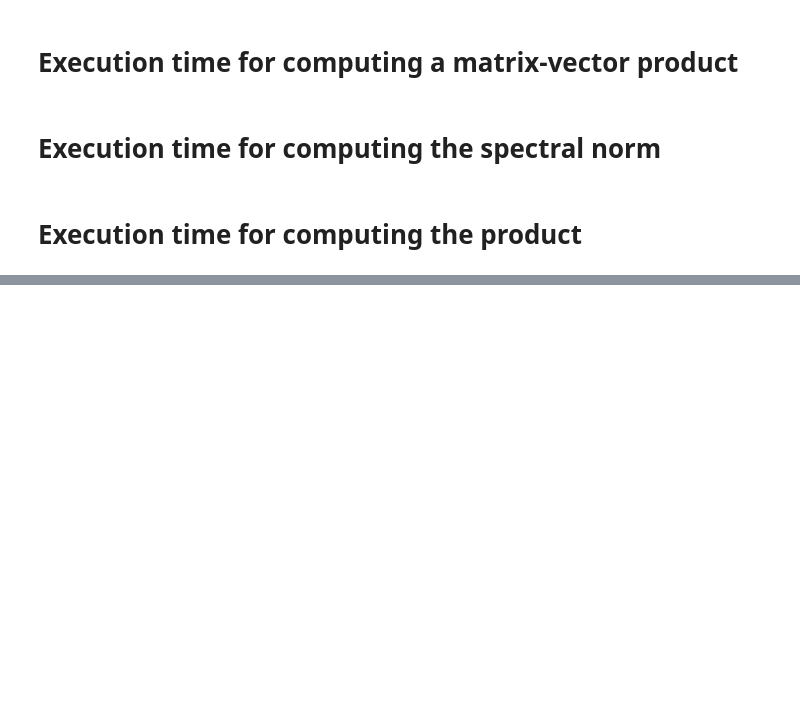
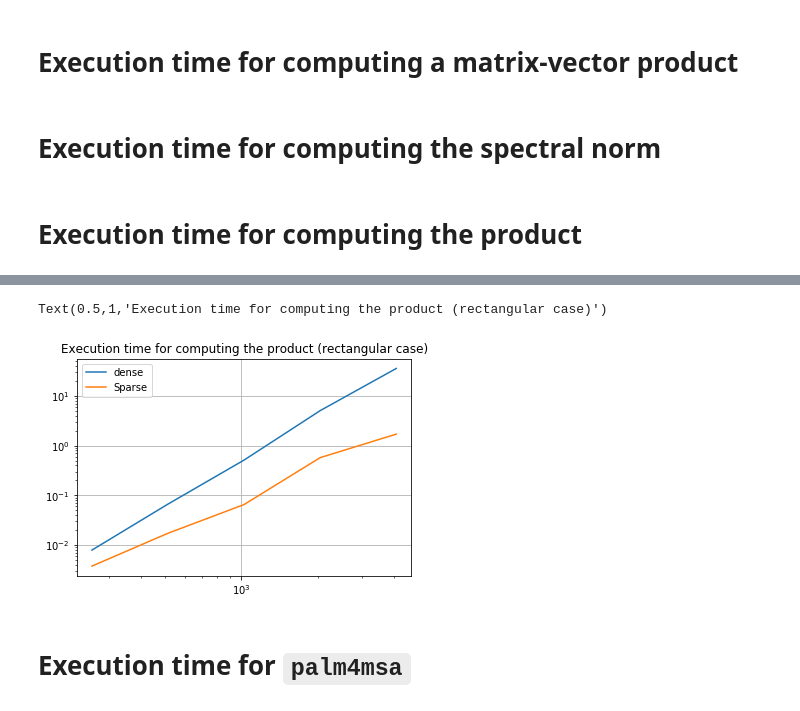
Before and after one commit to lucgiffon/qkmeans, a Jupyter notebook: notebooks/FastCode.ipynb, the cells around one changed output, grey strips where cells are left out. Saved outputs shown, nothing was run; the diff lists cells and outputs as text; code cells hidden in the pictures; blank space fills up the shorter version.

```diff
--- a/notebooks/FastCode.ipynb
+++ b/notebooks/FastCode.ipynb
@@ -171,0 +131,15 @@ print('Execution time for computing the product')
+# %%
+print('Execution time for computing the product')
+lst_small_dim = 2**np.arange(8, 13)
+times = np.empty((len(lst_small_dim), 2))
+for i, small_dim in enumerate(lst_small_dim):
+    large_dim = small_dim * 4
+    print('Dimension:', small_dim, large_dim)
+    A, P, S = get_data(small_dim=small_dim,
+                       large_dim=large_dim,
+                       n_nonzeros_small=2*small_dim,
+                       n_nonzeros_large=2*large_dim)
+    t = %timeit -o P = np.linalg.multi_dot(A)
+    times[i, 0] = t.average
+    t = %timeit -o PP = S.compute_product()
+    times[i, 1] = t.average
@@ -171,0 +163,13 @@ print('Execution time for computing the product')
+# %%
+plt.loglog(lst_small_dim, times[:, 0], label='dense')
+plt.loglog(lst_small_dim, times[:, 1], label='Sparse')
+plt.legend()
+plt.grid()
+plt.title('Execution time for computing the product (rectangular case)')
+plt.ylabel('Running time (s)')
+plt.xlabel('Data dimension $n$ ($n \times 4n$)')
+# %% [output]
+Text(0.5,1,'Execution time for computing the product (rectangular case)')
+[figure, added]
+# %% [markdown]
+# Execution time for `palm4msa`
```
Also changed, not shown: parts of 10 cells of this notebook, 2 other files.
